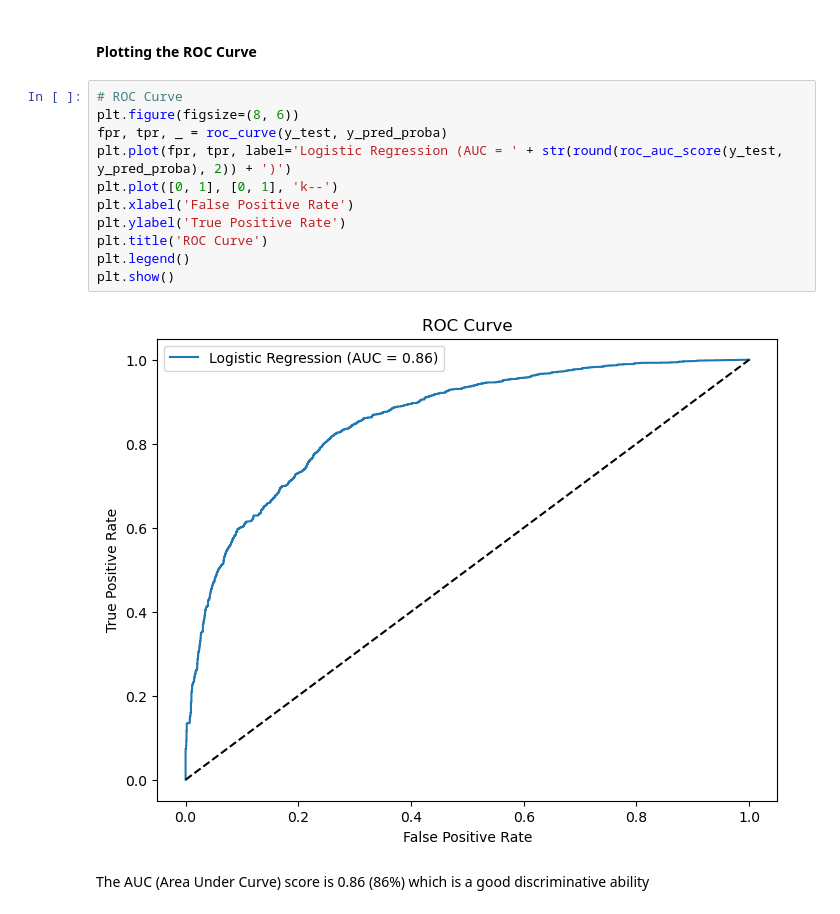
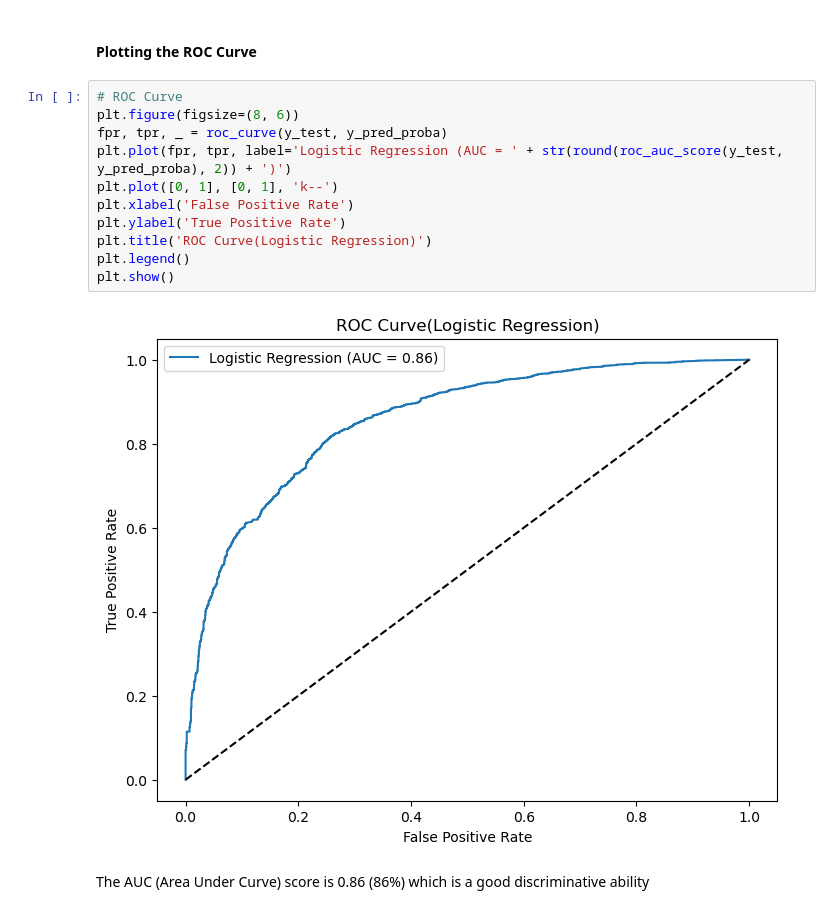
Before and after one commit to James-tech4/JAMES-PHASE-3-DSPT-8-PROJECT, a Jupyter notebook: project3.ipynb, the cells around one changed output. Saved outputs shown, nothing was run; the diff lists cells and outputs as text.

```diff
--- a/project3.ipynb
+++ b/project3.ipynb
@@ -677,16 +683,16 @@ Interpreting the confusion matrix:
 # %%
 # ROC Curve
 plt.figure(figsize=(8, 6))
 fpr, tpr, _ = roc_curve(y_test, y_pred_proba)
 plt.plot(fpr, tpr, label='Logistic Regression (AUC = ' + str(round(roc_auc_score(y_test, y_pred_proba), 2)) + ')')
 plt.plot([0, 1], [0, 1], 'k--')
 plt.xlabel('False Positive Rate')
 plt.ylabel('True Positive Rate')
-plt.title('ROC Curve')
+plt.title('ROC Curve(Logistic Regression)')
 plt.legend()
 plt.show()
 # %% [output]
-[figure, old version]
+[figure, new version]
 # %% [markdown]
 The AUC (Area Under Curve) score is 0.86 (86%) which is a good discriminative ability
 # %% [markdown]
```
Also changed, not shown: parts of 13 cells of this notebook.
